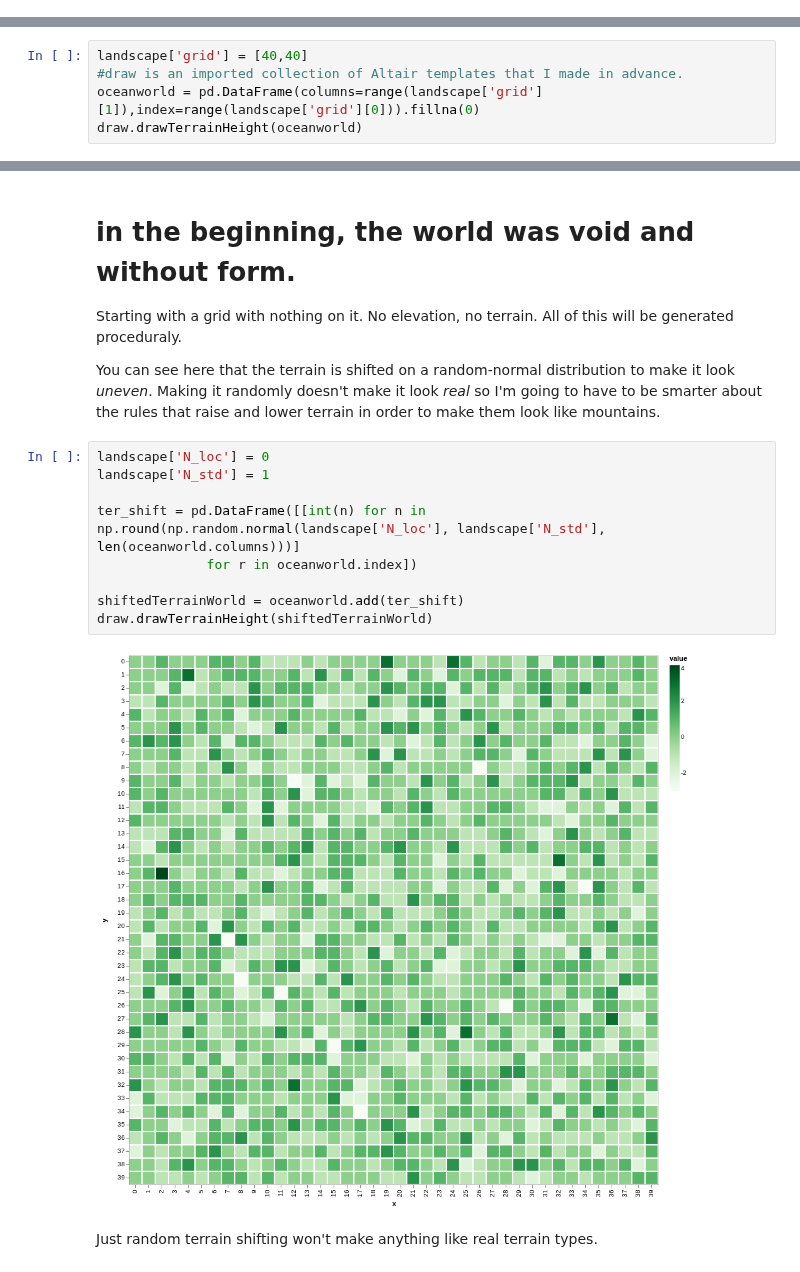
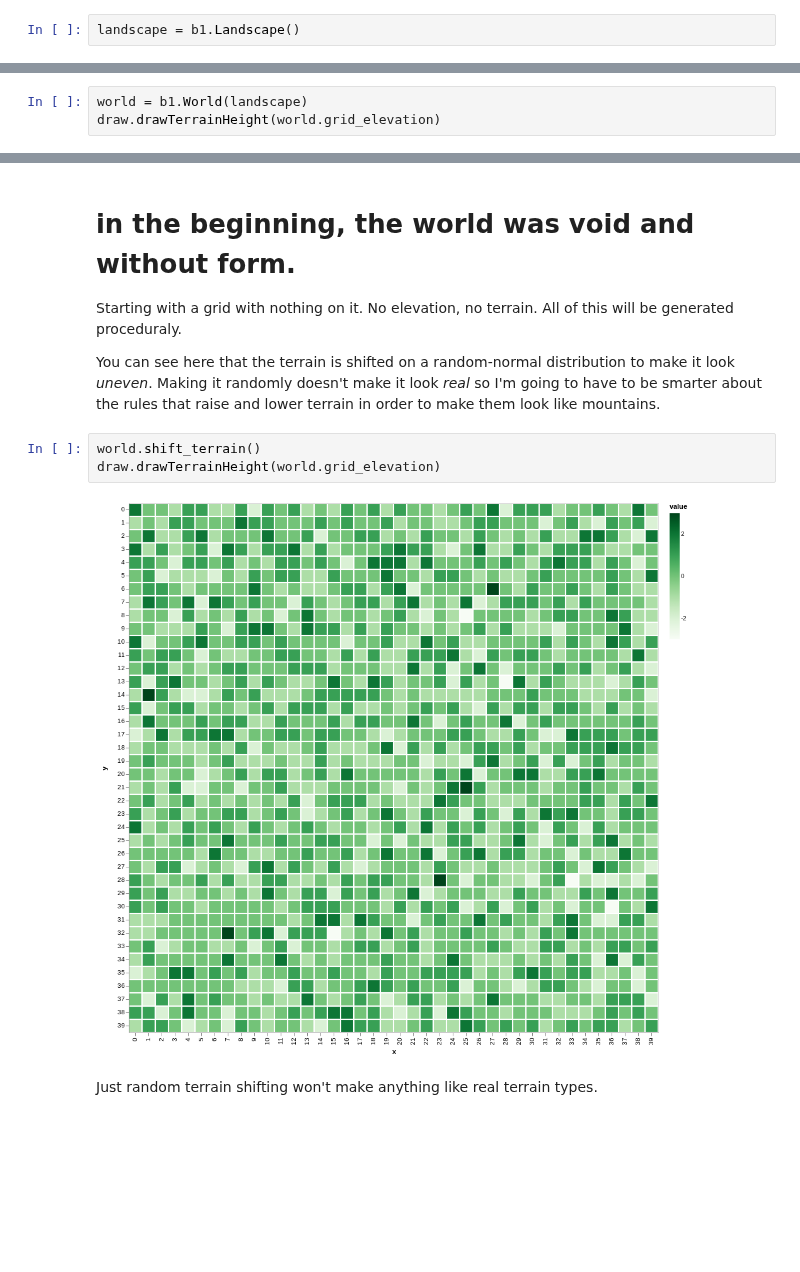
Before and after one commit to BillmanH/dsadventure, a Jupyter notebook: notebooks/1 Mountains_Oceans_and_Rainfall.ipynb, the cells around one changed output, grey strips where cells are left out. Drawn from its saved outputs; the diff is of its cells as text; blank space fills up the shorter version.

```diff
--- a/notebooks/1 Mountains_Oceans_and_Rainfall.ipynb
+++ b/notebooks/1 Mountains_Oceans_and_Rainfall.ipynb
@@ -20 +23,3 @@ landscape = {'version':'notebook'}
+# %%
+landscape = b1.Landscape()
 # %% [markdown]
@@ -22,5 +26,0 @@ I'm going to use the `landscape` over and over to specify the world's parameters
-# %%
-landscape['grid'] = [40,40]
-#draw is an imported collection of Altair templates that I made in advance.
-oceanworld = pd.DataFrame(columns=range(landscape['grid'][1]),index=range(landscape['grid'][0])).fillna(0)
-draw.drawTerrainHeight(oceanworld)
@@ -28,0 +27,3 @@ draw.drawTerrainHeight(oceanworld)
+# %%
+world = b1.World(landscape)
+draw.drawTerrainHeight(world.grid_elevation)
@@ -32,17 +35,11 @@ draw.drawTerrainHeight(oceanworld)
 Starting with a grid with nothing on it. No elevation, no terrain. All of this will be generated proceduraly.
 
 You can see here that the terrain is shifted on a random-normal distribution to make it look _uneven_. Making it randomly doesn't make it look _real_ so I'm going to have to be smarter about the rules that raise and lower terrain in order to make them look like mountains.
-# %%
-landscape['N_loc'] = 0
-landscape['N_std'] = 1
-
-ter_shift = pd.DataFrame([[int(n) for n in np.round(np.random.normal(landscape['N_loc'], landscape['N_std'], len(oceanworld.columns)))]
-              for r in oceanworld.index])
-
-shiftedTerrainWorld = oceanworld.add(ter_shift)
-draw.drawTerrainHeight(shiftedTerrainWorld)
-# %% [output]
-[figure, removed]
+# %%
+world.shift_terrain()
+draw.drawTerrainHeight(world.grid_elevation)
+# %% [output]
+[figure, added]
 # %% [markdown]
 Just random terrain shifting won't make anything like real terrain types.
 # %% [markdown]
```
Also changed, not shown: parts of 12 cells of this notebook, 2 other files.
